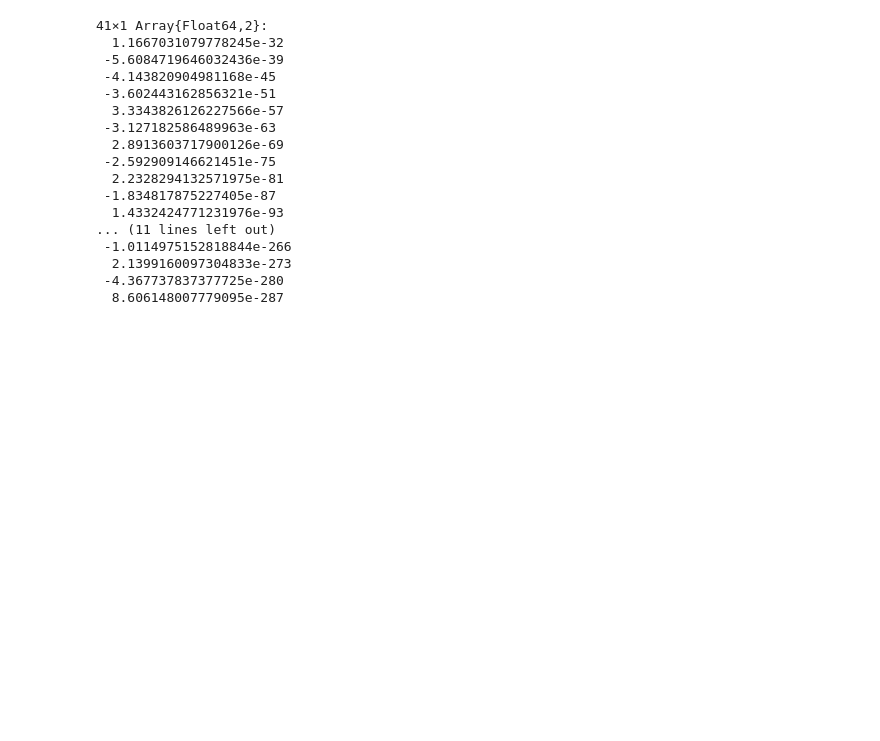
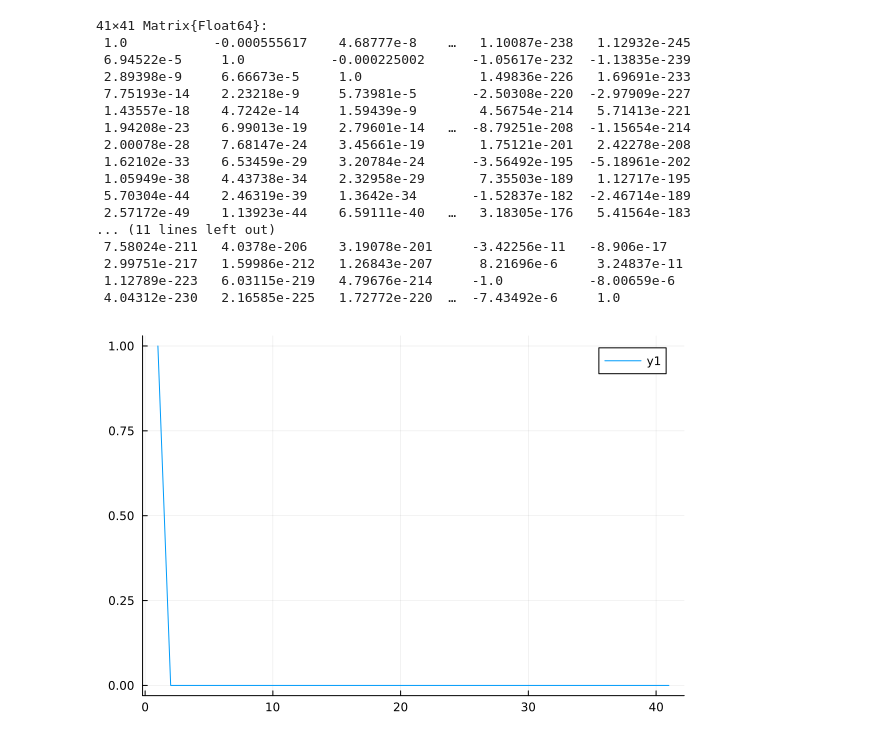
Before and after one commit to lootie/Slepians.jl, a Jupyter notebook: Examples/Circular.ipynb, the cells around one changed output. Cells and saved outputs as stored; diff of their text form; code cells hidden in the pictures; blank space fills up the shorter version.

```diff
--- a/Examples/Circular.ipynb
+++ b/Examples/Circular.ipynb
@@ -5,14 +5,28 @@ using SpecialFunctions, FFTW, Plots, LinearAlgebra
 
 # besselj(nu,z)
 # %%
-# Equation (77) - circular bandlimitation and circular spacelimitation
-function phi77(l, m, dl, gamma, c, zeta, lmax)
-    (factorial(m)/gamma)*mapreduce(l -> (dl[l]*factorial(l)/factorial(l+m)) * besselj(m + 2 * l + 1, c * zeta), sum, 0:lmax)
+# Compute n! using either the factorial function (for small numbers, or using stirling's approximation)
+function stirling_approx(n)
+    try
+        factorial(n)
+    catch
+        sqrt(2 * pi * n) * (n / exp(1))^n
+    end
 end
 
+# Equation (77) of Simons and Wang 2011 - circular bandlimitation and circular spacelimitation
+function phi77(m, dl, gamma, c, zeta, lmax)
+    out = 0
+    for l = 0:lmax
+        out += (dl[:,l+1]*stirling_approx(l)/stirling_approx(l+m)) * besselj(m + 2 * l + 1, c * zeta) / sqrt(c * zeta)
+    end
+    return out * stirling_approx(m) ./ gamma
+end
+
+# We now need to determine the dl's. They are the eigenvectors of the below matrix (eqn 78)
 function constructT78(m, lmax, c)
     superdiag = -map(l -> c^2 * (m + l + 1)^2/((2 * l + m + 1) * (2 * l + m + 2)), 0:(lmax - 1))
-    diagn = map(l -> (2*l + m + 0.5)*(2*l+m+1.5) + c^2/2*(1 + m^2/((2*l+m)*(2*l+m+2))), 0:lmax)
+    diagn = map(l -> (2 * l + m + 0.5) * (2 * l + m + 1.5) + c^2 / 2 * (1 + (m^2 / ((2 * l + m) * (2 * l + m + 2)))), 0:lmax)
     subdiag = -map(l -> c^2 * (l + 1)^2/((2 * l + m + 2) * (2 * l + m + 3)), 0:(lmax - 1))
     Matrix(Tridiagonal(subdiag, diagn, superdiag))
 end
@@ -20,13 +34,4 @@ end
 function dlfun(m, lmax, c)
     eigen(constructT78(m, lmax, c)).vectors
 end
-
-function gam(m, lmax, c)
-    dls = dlfun(m, lmax, c)
-    (c^(m + 0.5) * dls[:, 1])/(2^(m + 1) * factorial(m + 1)) ./ sum(dls, dims = 2)
-end
-
-function lam(m, lmax, c, N2D)
-    2 * gam(m, lmax, c) * sqrt(N2D)
-end
 # %% [output]
@@ -34,20 +55,24 @@ lam (generic function with 2 methods)
 # %%
-lam(15, 40, 0.1, 640)
+m = 1
+lmax = 40
+c = 0.1
+
+dl = dlfun(m, lmax, c)
 # %% [output]
-41×1 Array{Float64,2}:
-  1.1667031079778245e-32
- -5.6084719646032436e-39
- -4.143820904981168e-45
- -3.602443162856321e-51
-  3.3343826126227566e-57
- -3.127182586489963e-63
-  2.8913603717900126e-69
- -2.592909146621451e-75
-  2.2328294132571975e-81
- -1.834817875227405e-87
-  1.4332424771231976e-93
+41×41 Matrix{Float64}:
+ 1.0           -0.000555617    4.68777e-8    …   1.10087e-238   1.12932e-245
+ 6.94522e-5     1.0           -0.000225002      -1.05617e-232  -1.13835e-239
+ 2.89398e-9     6.66673e-5     1.0               1.49836e-226   1.69691e-233
+ 7.75193e-14    2.23218e-9     5.73981e-5       -2.50308e-220  -2.97909e-227
+ 1.43557e-18    4.7242e-14     1.59439e-9        4.56754e-214   5.71413e-221
+ 1.94208e-23    6.99013e-19    2.79601e-14   …  -8.79251e-208  -1.15654e-214
+ 2.00078e-28    7.68147e-24    3.45661e-19       1.75121e-201   2.42278e-208
+ 1.62102e-33    6.53459e-29    3.20784e-24      -3.56492e-195  -5.18961e-202
+ 1.05949e-38    4.43738e-34    2.32958e-29       7.35503e-189   1.12717e-195
+ 5.70304e-44    2.46319e-39    1.3642e-34       -1.52837e-182  -2.46714e-189
+ 2.57172e-49    1.13923e-44    6.59111e-40   …   3.18305e-176   5.41564e-183
 ... (11 lines left out)
- -1.0114975152818844e-266
-  2.1399160097304833e-273
- -4.367737837377725e-280
-  8.606148007779095e-287
+ 7.58024e-211   4.0378e-206    3.19078e-201     -3.42256e-11   -8.906e-17
+ 2.99751e-217   1.59986e-212   1.26843e-207      8.21696e-6     3.24837e-11
+ 1.12789e-223   6.03115e-219   4.79676e-214     -1.0           -8.00659e-6
+ 4.04312e-230   2.16585e-225   1.72772e-220  …  -7.43492e-6     1.0
@@ -55,0 +79,4 @@ plot((EV))
+# %%
+plot(dl[:,1])
+# %% [output]
+[figure, added]
```
Also changed, not shown: parts of 5 cells of this notebook, 4 other files.
